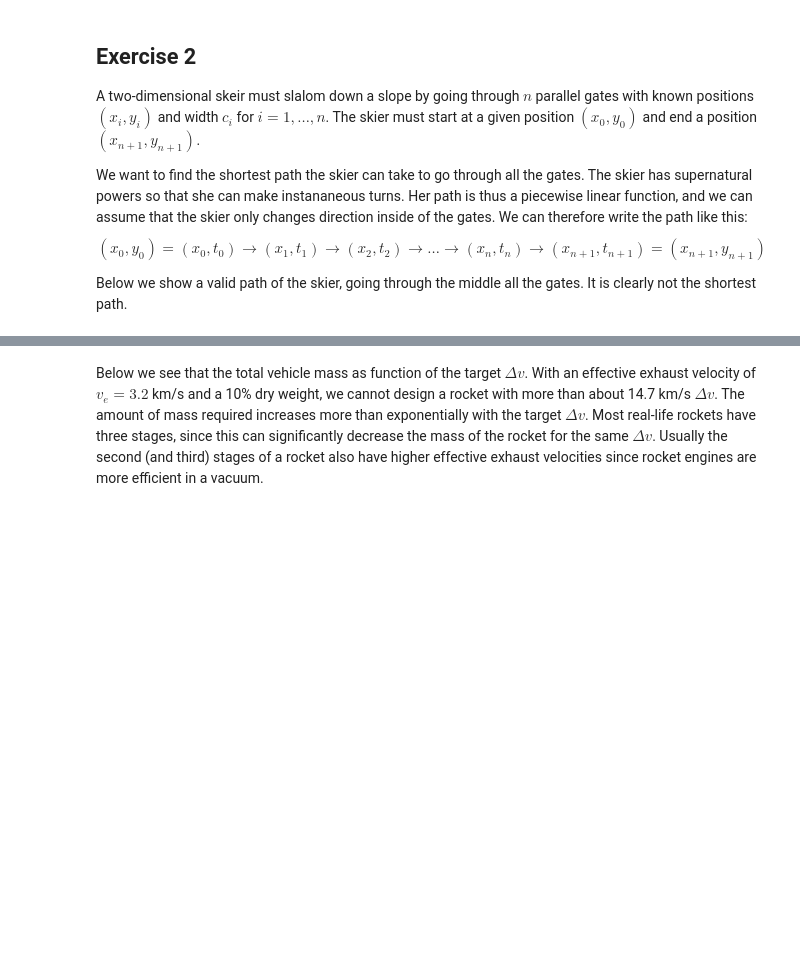
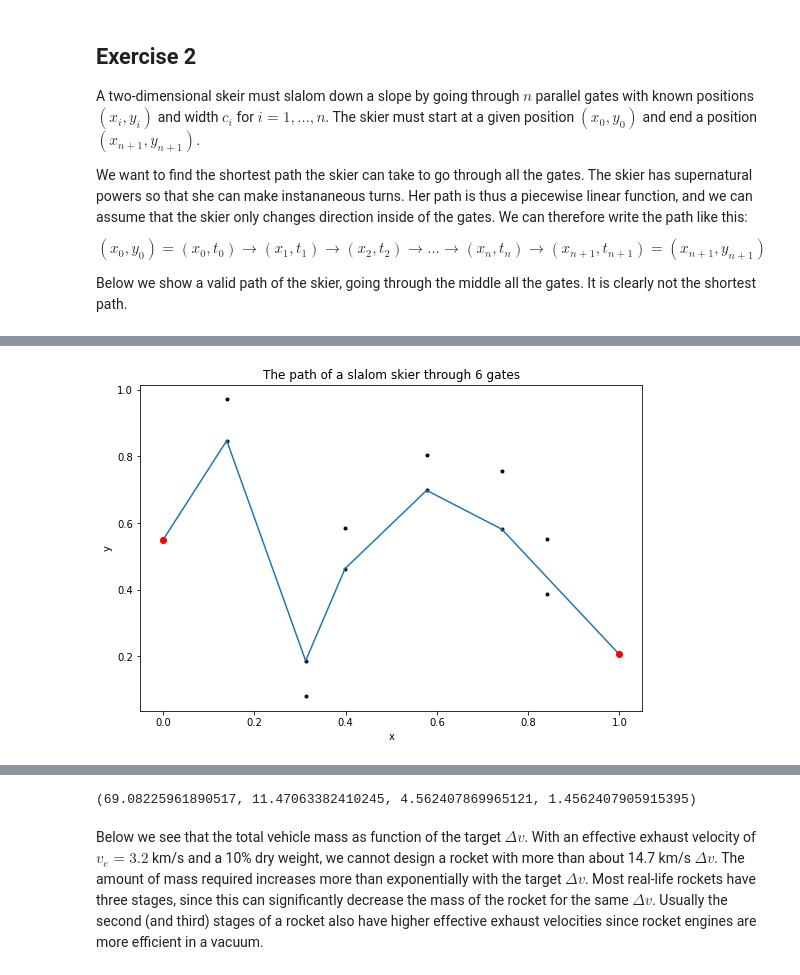
Before and after one commit to anhnguyendepocen/optimization-II-2021, a Jupyter notebook: notebooks/week7.ipynb, the cells around one changed output, grey strips where cells are left out. Saved outputs shown, nothing was run; the diff lists cells and outputs as text; code cells hidden in the pictures; blank space fills up the shorter version.

Commit message:
week 7 solutions

```diff
--- a/notebooks/week7.ipynb
+++ b/notebooks/week7.ipynb
@@ -247,3 +321,29 @@ plot_slalom_course(x, y, c, t)
+# %%
+def slalom_path(x, y, c):
+    n = len(x) - 2
+
+    # BEGIN SOLUTION
+
+    t = cp.Variable(n + 2)
+
+    t_diffs = cp.diff(t)
+    x_diffs = cp.diff(x)
+    objective = cp.Minimize(cp.sum(cp.norm(cp.vstack([t_diffs, x_diffs]), axis=0)))
+    constraints = [t[0] == y[0], t[-1] == y[-1], cp.abs(t[1:-1] - y[1:-1]) <= c / 2]
+
+    problem = cp.Problem(objective, constraints)
+    problem.solve()
+
+    return t.value
+
+    # END SOLUTION
+
+
+x, y, c = generate_slalom_course(6)
+t = slalom_path(x, y, c)
+plot_slalom_course(x, y, c, t)
+# %% [output]
+[figure, added]
 # %%
 def tests_2():
     np.random.seed(179)
@@ -336,3 +436,35 @@ two_stage_rocket(3.2, 9.4, 1)
+# %%
+def two_stage_rocket(exhaust_velocity, target_delta_v, payload_mass):
+    # BEGIN SOLUTION
+
+    m01 = cp.Variable(pos=True)
+    m11 = cp.Variable(pos=True)
+    m02 = cp.Variable(pos=True)
+    m12 = cp.Variable(pos=True)
+
+    objective = cp.Minimize(m11 + m12)
+    constraints = [
+        exhaust_velocity * cp.log(m01 * m02 / (m11 * m12)) >= target_delta_v,
+        m11 >= m02 + 0.1 * m01,
+        m12 >= payload_mass + m02 * 0.1,
+        m02 >= m12,
+        m01 >= m11,
+    ]
+
+    problem = cp.Problem(objective, constraints)
+
+    problem.solve(gp=True)
+
+    m = (m01.value, m11.value, m02.value, m12.value)
+
+    return m
+
+    # END SOLUTION
+
+
+two_stage_rocket(3.2, 9.4, 1)
+# %% [output]
+(69.08225961890517, 11.47063382410245, 4.562407869965121, 1.4562407905915395)
 # %%
 def tests_3():
     answer_dic = {
```
Also changed, not shown: parts of 16 cells of this notebook.
